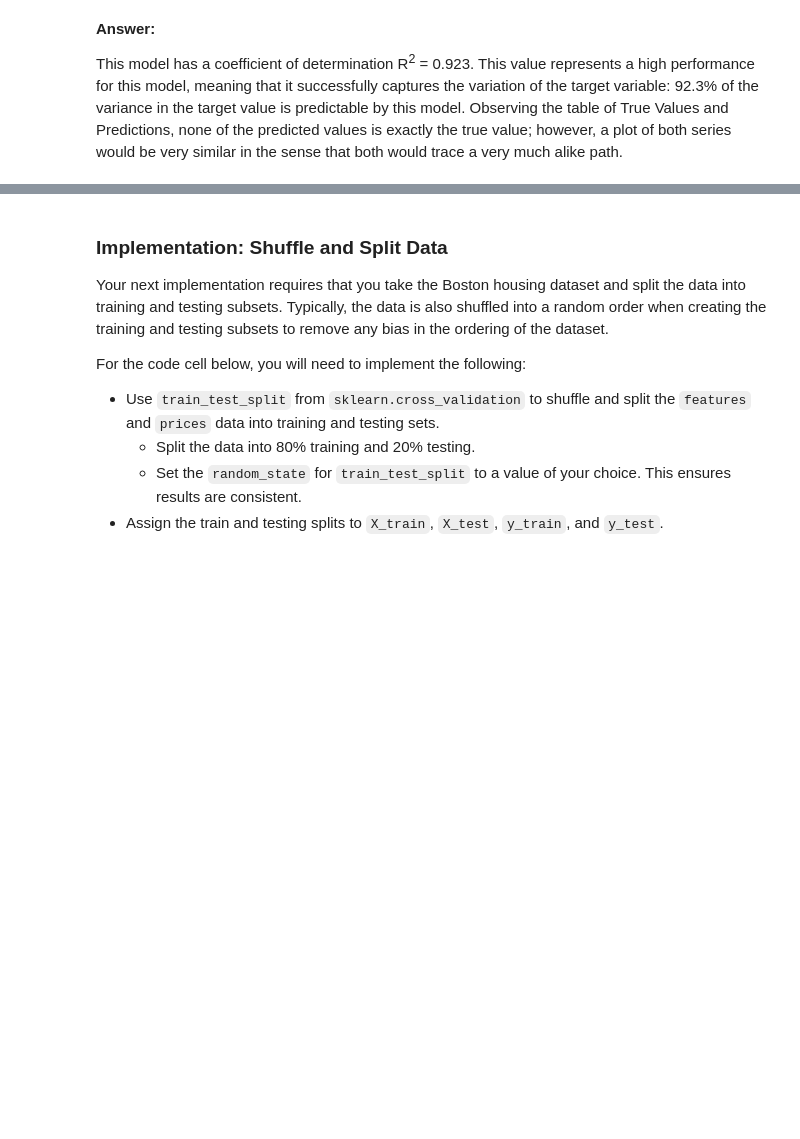
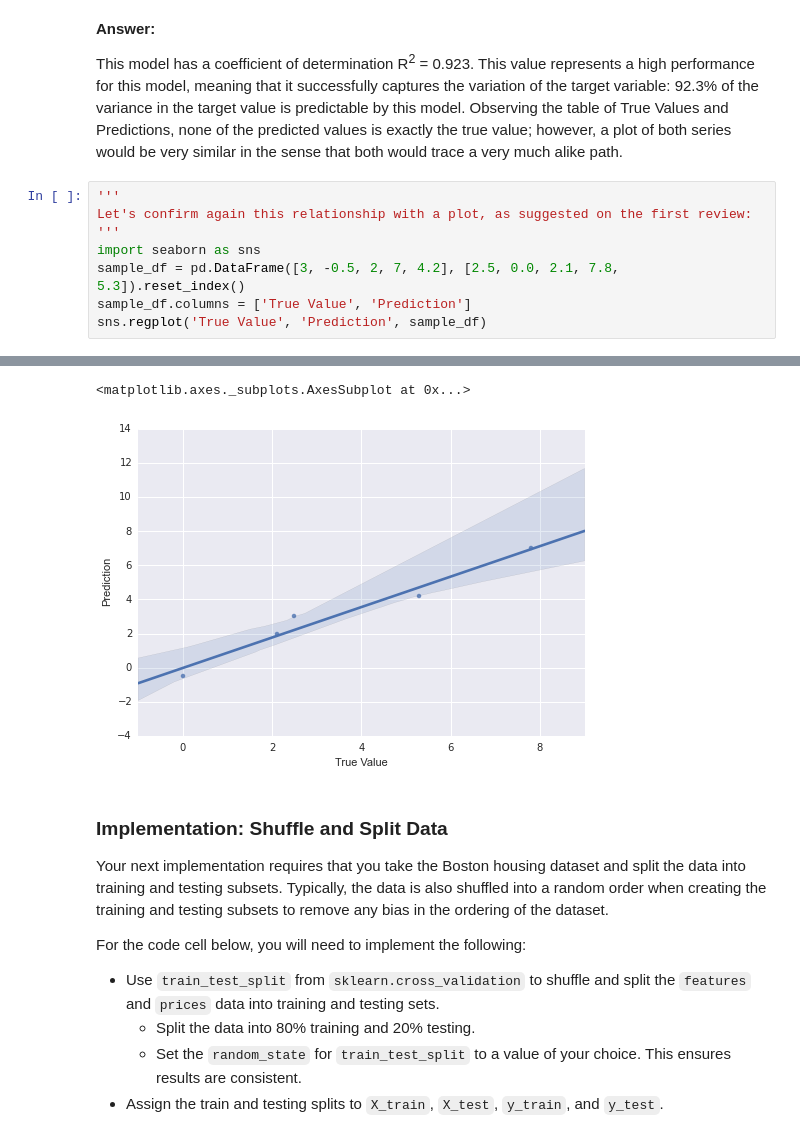
Before and after one commit to derasor/ML_1_model_eval_valid, a Jupyter notebook: boston_housing/boston_housing.ipynb, the cells around one changed output, grey strips where cells are left out. Saved outputs shown, nothing was run; the diff lists cells and outputs as text; blank space fills up the shorter version.

```diff
--- a/boston_housing/boston_housing.ipynb
+++ b/boston_housing/boston_housing.ipynb
@@ -151,3 +165,12 @@ Model has a coefficient of determination, R^2, of 0.923.
 **Answer:**
 
 This model has a coefficient of determination R<sup>2</sup> = 0.923. This value represents a high performance for this model, meaning that it successfully captures the variation of the target variable: 92.3% of the variance in the target value is predictable by this model. Observing the table of True Values and Predictions, none of the predicted values is exactly the true value; however, a plot of both series would be very similar in the sense that both would trace a very much alike path.
+# %%
+'''
+Let's confirm again this relationship with a plot, as suggested on the first review:
+'''
+import seaborn as sns
+sample_df = pd.DataFrame([3, -0.5, 2, 7, 4.2], [2.5, 0.0, 2.1, 7.8, 5.3]).reset_index()
+sample_df.columns = ['True Value', 'Prediction']
+sns.regplot('True Value', 'Prediction', sample_df)
+# %% [output]
@@ -154,3 +178,5 @@ This model has a coefficient of determination R<sup>2</sup> = 0.923. This value
+<matplotlib.axes._subplots.AxesSubplot at 0x...>
+[figure, added]
 # %% [markdown]
 ### Implementation: Shuffle and Split Data
 Your next implementation requires that you take the Boston housing dataset and split the data into training and testing subsets. Typically, the data is also shuffled into a random order when creating the training and testing subsets to remove any bias in the ordering of the dataset.
```
Also changed, not shown: parts of 8 cells of this notebook, 1 other file.
